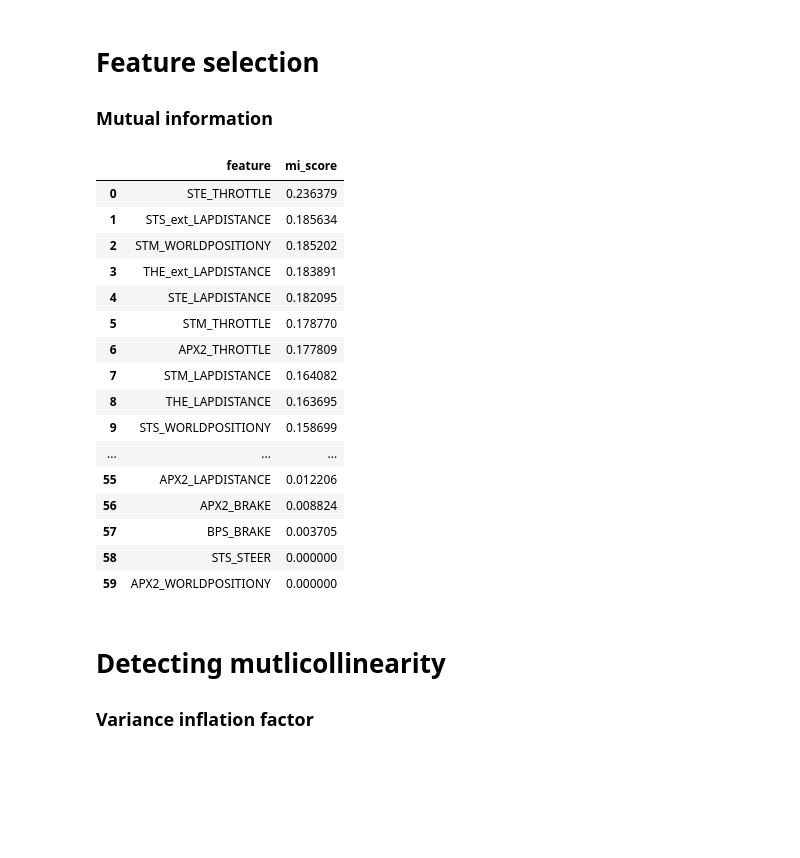
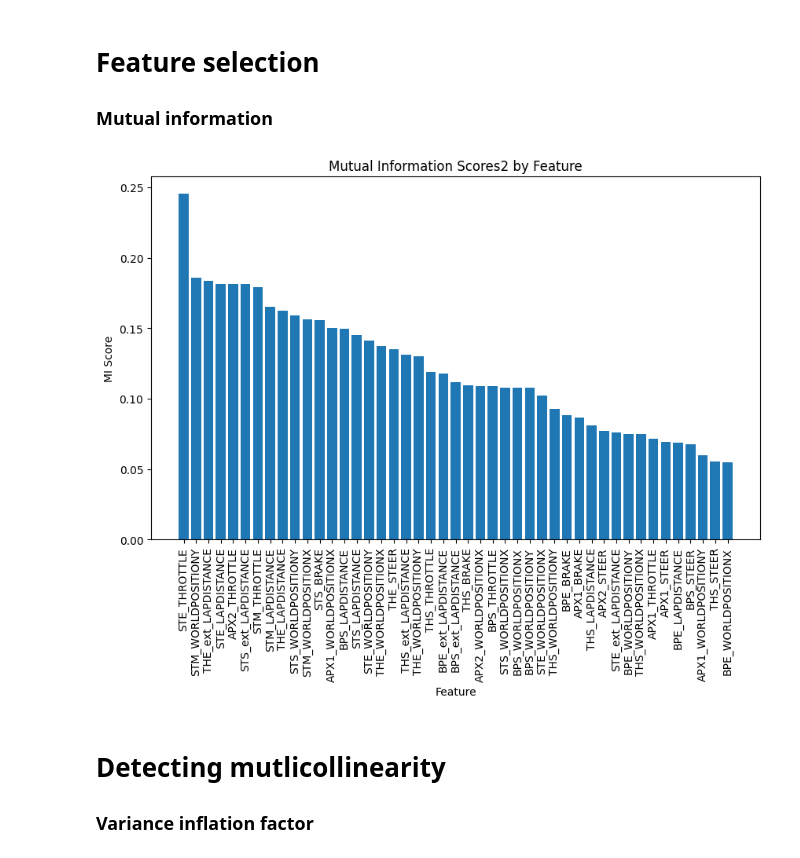
Before and after one commit to muhaseeb34/Data3001-Modelling-2, a Jupyter notebook: Muhammad-mutual_info-VIF-SVR.ipynb, the cells around one changed output. Drawn from its saved outputs; the diff is of its cells as text; code cells hidden in the pictures; blank space fills up the shorter version.

```diff
--- a/Muhammad-mutual_info-VIF-SVR.ipynb
+++ b/Muhammad-mutual_info-VIF-SVR.ipynb
@@ -81,25 +80,17 @@ from sklearn.feature_selection import mutual_info_regression
 m_info = mutual_info_regression(X, y)
 Scores = pd.DataFrame(sorted(zip(X.columns, m_info), key=lambda x: x[1], reverse=True), columns=["feature", "mi_score"])
 pd.set_option('display.max_rows', 200)
-Scores
+Scores2 = Scores[Scores["mi_score"] > 0.05]
-# %% [output]
-|  | feature | mi_score |
-| 0 | STE_THROTTLE | 0.236379 |
-| 1 | STS_ext_LAPDISTANCE | 0.185634 |
-| 2 | STM_WORLDPOSITIONY | 0.185202 |
-| 3 | THE_ext_LAPDISTANCE | 0.183891 |
-| 4 | STE_LAPDISTANCE | 0.182095 |
-| 5 | STM_THROTTLE | 0.178770 |
-| 6 | APX2_THROTTLE | 0.177809 |
-| 7 | STM_LAPDISTANCE | 0.164082 |
-| 8 | THE_LAPDISTANCE | 0.163695 |
-| 9 | STS_WORLDPOSITIONY | 0.158699 |
-| ... | ... | ... |
-| 55 | APX2_LAPDISTANCE | 0.012206 |
-| 56 | APX2_BRAKE | 0.008824 |
-| 57 | BPS_BRAKE | 0.003705 |
-| 58 | STS_STEER | 0.000000 |
-| 59 | APX2_WORLDPOSITIONY | 0.000000 |
+# %%
+plt.figure(figsize=(10, 6))
+plt.bar(Scores2["feature"], Scores2["mi_score"])
+plt.xticks(rotation=90)
+plt.xlabel("Feature")
+plt.ylabel("MI Score")
+plt.title("Mutual Information Scores2 by Feature")
+plt.show()
+# %% [output]
+[figure, added]
 # %% [markdown]
 # Detecting mutlicollinearity
 
```
Also changed, not shown: parts of 11 cells of this notebook.
